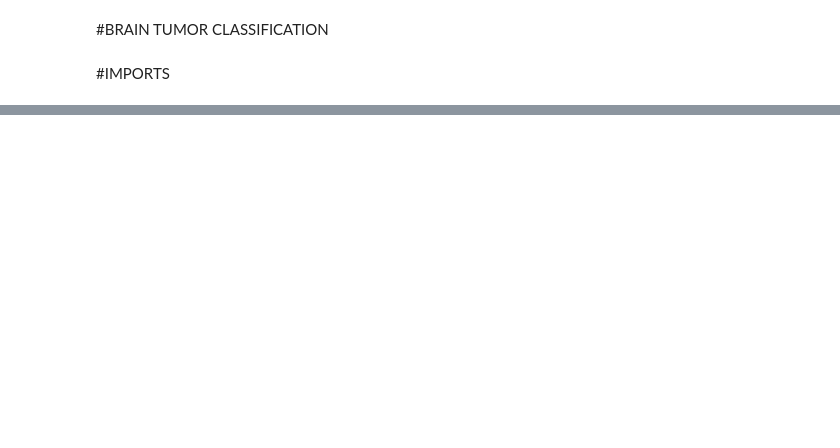
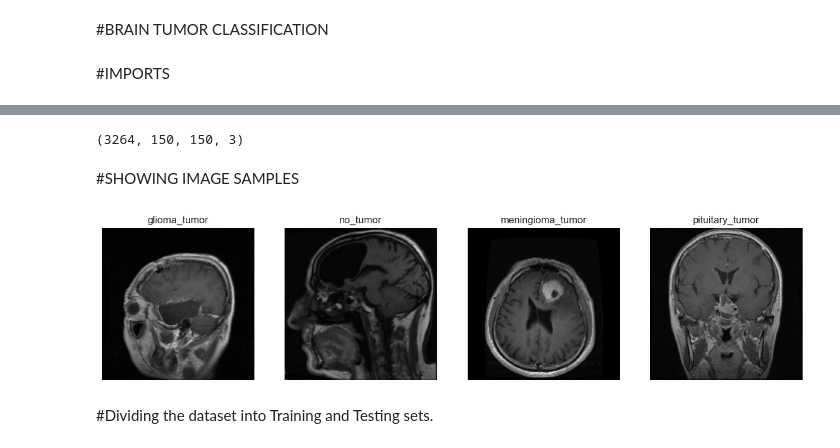
Before and after one commit to KAUSSHIK/BrainTumorClassification, a Jupyter notebook: Classifier.ipynb, the cells around one changed output, grey strips where cells are left out. Cells and saved outputs as stored; diff of their text form; code cells hidden in the pictures; blank space fills up the shorter version.

```diff
--- a/Classifier.ipynb
+++ b/Classifier.ipynb
@@ -74,0 +95,60 @@ from warnings import filterwarnings
+# %%
+labels = ['glioma_tumor','no_tumor','meningioma_tumor','pituitary_tumor']
+
+#We start off by appending all the images from the directories into a list and then converting it into a NumPy array after resizing the images to 150x150.
+
+#X_train is a list of all the images in the training set.
+X_train = []
+#y_train is a list of all the labels in the training set.
+y_train = []
+#image_size is the size of the images in the dataset.
+image_size = 150
+
+#cv2.imread() is a function in OpenCV that reads an image from a file.
+#cv2.resize() is a function in OpenCV that resizes an image.
+for i in labels:
+    folderPath = './data/Training/' + i + '/'
+    for filename in os.listdir(folderPath):
+        img = cv2.imread(folderPath + filename)
+        img = cv2.resize(img, (image_size, image_size))
+        X_train.append(img)
+        y_train.append(labels.index(i))
+
+for i in labels:
+    folderPath = './data/Testing/' + i + '/'
+    for filename in os.listdir(folderPath):
+        img = cv2.imread(folderPath + filename)
+        img = cv2.resize(img, (image_size, image_size))
+        X_train.append(img)
+        y_train.append(labels.index(i))
+
+X_train = np.array(X_train)
+y_train = np.array(y_train)
+print(X_train.shape)
+# %% [output]
+(3264, 150, 150, 3)
+# %% [markdown]
+#SHOWING IMAGE SAMPLES
+# %%
+# Define a dictionary to store the index of the first occurrence of each label
+label_indices = {}
+
+# Loop through the data and find the first occurrence of each label
+for idx, label in enumerate(y_train):
+    if label not in label_indices:
+        label_indices[label] = idx
+
+# Create a subplot with 1 row and as many columns as there are labels
+fig, ax = plt.subplots(1, len(labels), figsize=(15, 15))
+
+# Loop through the label_indices dictionary and plot one image for each label
+for label, idx in label_indices.items():
+    ax[label].imshow(cv2.cvtColor(X_train[idx], cv2.COLOR_BGR2RGB))  # OpenCV loads images in BGR, convert to RGB
+    ax[label].set_title(labels[label])
+    ax[label].axis('off')
+
+plt.show()
+# %% [output]
+[figure, added]
+# %% [markdown]
+#Dividing the dataset into Training and Testing sets.
```
Also changed, not shown: parts of 18 cells of this notebook, 3 other files.
